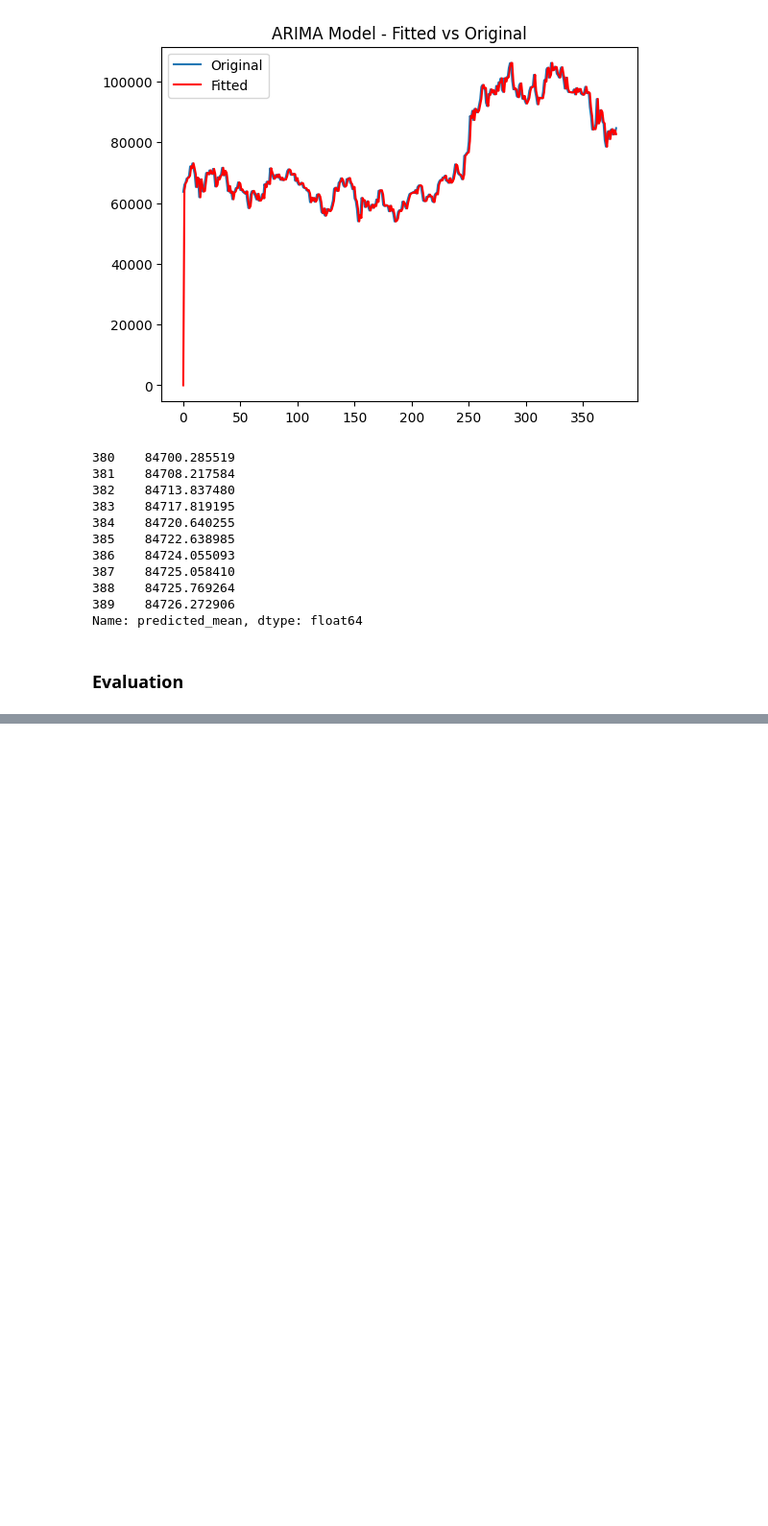
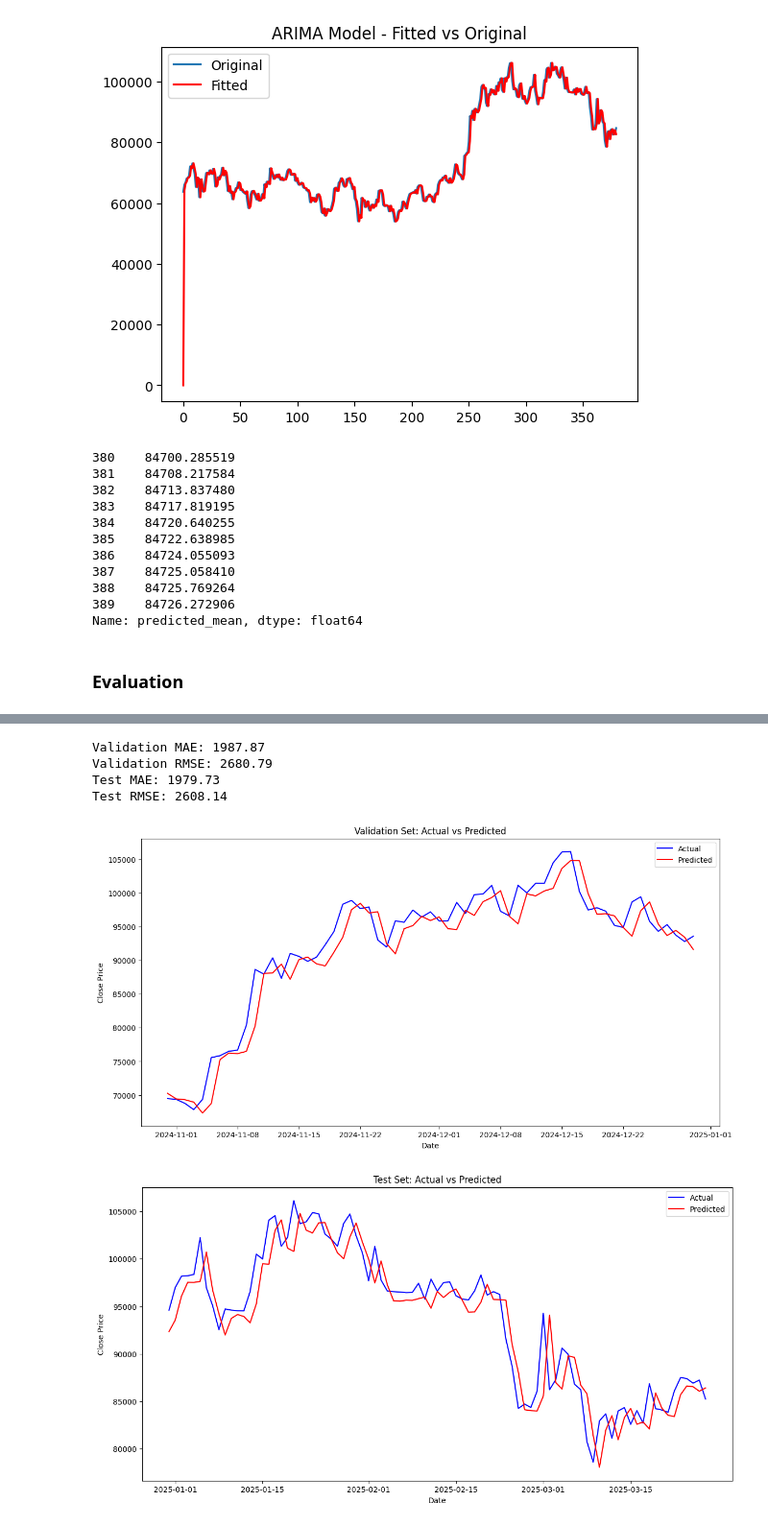
Before and after one commit to alyssa-tsh/CryptoMine, a Jupyter notebook: model.ipynb, the cells around one changed output, grey strips where cells are left out. Shown at 96% size. Drawn from its saved outputs; the diff is of its cells as text; code cells hidden in the pictures; blank space fills up the shorter version.

```diff
--- a/model.ipynb
+++ b/model.ipynb
@@ -1122,0 +1017,2 @@ plt.show()
+# %%
+df = btc_data.copy()
@@ -1122,0 +1069,67 @@ plt.show()
+# %%
+# Extract month from timestamp
+train_end_date = pd.to_datetime('2024-10-31')
+val_end_date = pd.to_datetime('2024-12-31')
+
+train_df = df[df['timestamp'] < train_end_date]
+val_df = df[(df['timestamp'] >= train_end_date) & (df['timestamp'] < val_end_date)]
+test_df = df[df['timestamp'] >= val_end_date]
+
+# Define features and target
+features = ['close', 'daily_range', 'daily_momentum', 'rolling_mean_3', 'rolling_std_3', 'day_of_week']
+target = 'next_day_close'
+
+# Extract input/output sets
+X_train, y_train = train_df[features], train_df[target]
+X_val, y_val = val_df[features], val_df[target]
+X_test, y_test = test_df[features], test_df[target]
+# %%
+from sklearn.linear_model import LinearRegression
+from sklearn.metrics import mean_absolute_error, mean_squared_error
+import numpy as np
+
+# Initialize and fit model
+model = LinearRegression()
+model.fit(X_train, y_train)
+
+# Predict on validation and test sets
+val_preds = model.predict(X_val)
+test_preds = model.predict(X_test)
+
+# Evaluation metrics
+def evaluate(y_true, y_pred, name="Set"):
+    mae = mean_absolute_error(y_true, y_pred)
+    rmse = np.sqrt(mean_squared_error(y_true, y_pred))
+    print(f"{name} MAE: {mae:.2f}")
+    print(f"{name} RMSE: {rmse:.2f}")
+
+# Evaluate
+evaluate(y_val, val_preds, name="Validation")
+evaluate(y_test, test_preds, name="Test")
+
+# Plot predictions vs actual values
+plt.figure(figsize=(14, 7))
+plt.plot(val_df['timestamp'], y_val, label='Actual', color='blue')
+plt.plot(val_df['timestamp'], val_preds, label='Predicted', color='red')
+plt.title('Validation Set: Actual vs Predicted')
+plt.xlabel('Date')
+plt.ylabel('Close Price')
+plt.legend()
+plt.show()
+
+# Plot predictions vs actual values for test set
+plt.figure(figsize=(14, 7))
+plt.plot(test_df['timestamp'], y_test, label='Actual', color='blue')
+plt.plot(test_df['timestamp'], test_preds, label='Predicted', color='red')
+plt.title('Test Set: Actual vs Predicted')
+plt.xlabel('Date')
+plt.ylabel('Close Price')
+plt.legend()
+plt.show()
+# %% [output]
+Validation MAE: 1987.87
+Validation RMSE: 2680.79
+Test MAE: 1979.73
+Test RMSE: 2608.14
+[figure, added]
+[figure, added]
```
Also changed, not shown: parts of 27 cells of this notebook.
